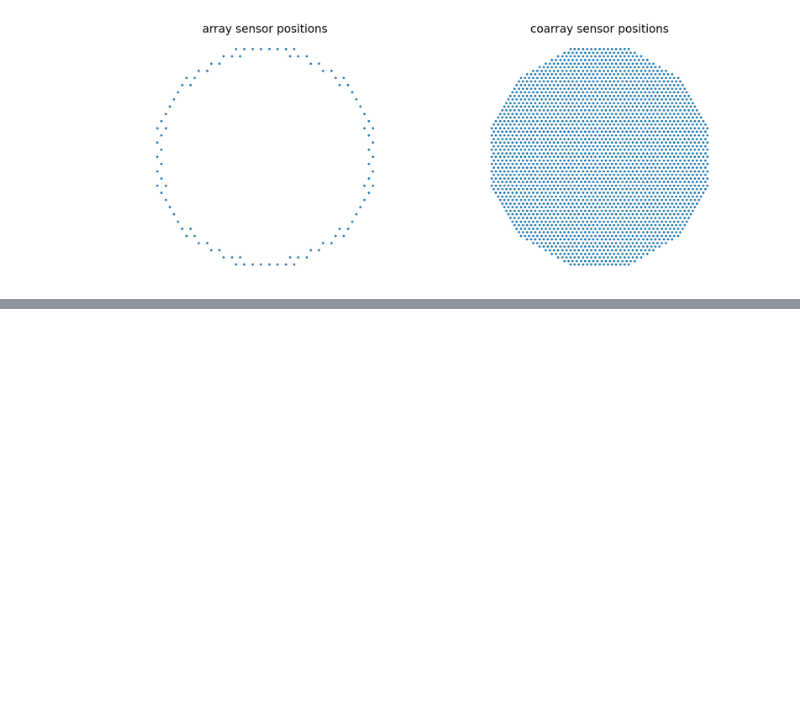
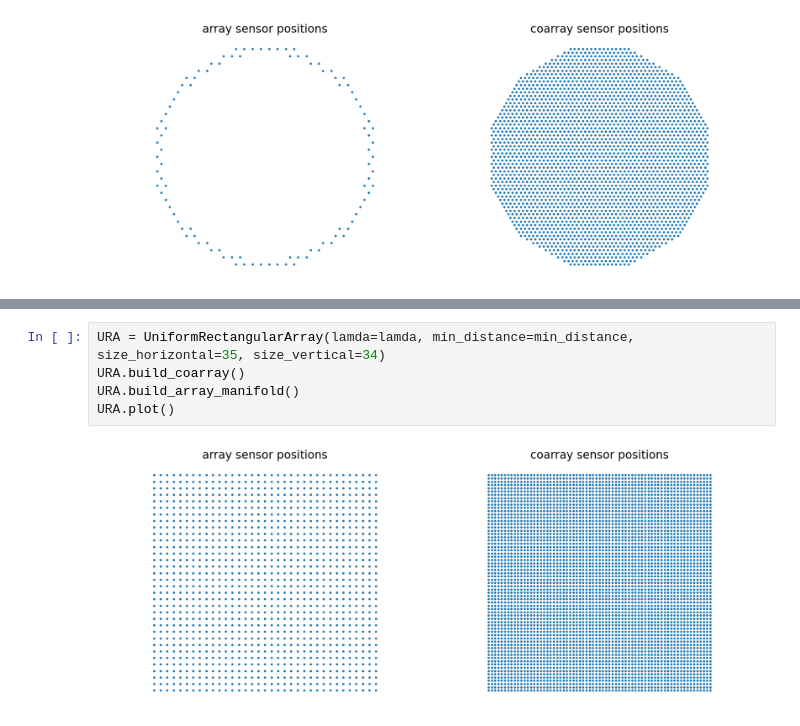
Before and after one commit to HuuNhatHuynh/backup, a Jupyter notebook: FFT Sparse Array/FFT_visualization.ipynb, the cells around one changed output, grey strips where cells are left out. Saved outputs shown, nothing was run; the diff lists cells and outputs as text; blank space fills up the shorter version.

```diff
--- a/FFT Sparse Array/FFT_visualization.ipynb
+++ b/FFT Sparse Array/FFT_visualization.ipynb
@@ -65,0 +85,7 @@ estimated_phi_ob_music, estimated_theta_ob_music = OB.estimate_doa_music(X_ob, n
+# %%
+URA = UniformRectangularArray(lamda=lamda, min_distance=min_distance, size_horizontal=35, size_vertical=34)
+URA.build_coarray()
+URA.build_array_manifold()
+URA.plot()
+# %% [output]
+[figure, added]
```
Also changed, not shown: parts of 11 cells of this notebook, 39 other files.
